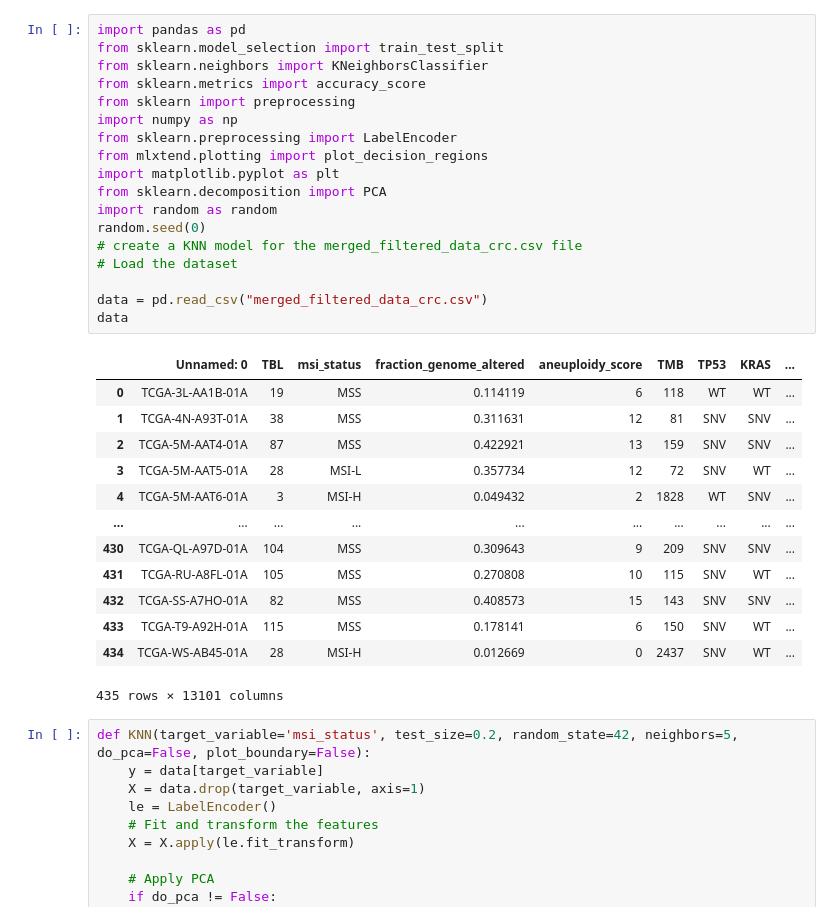
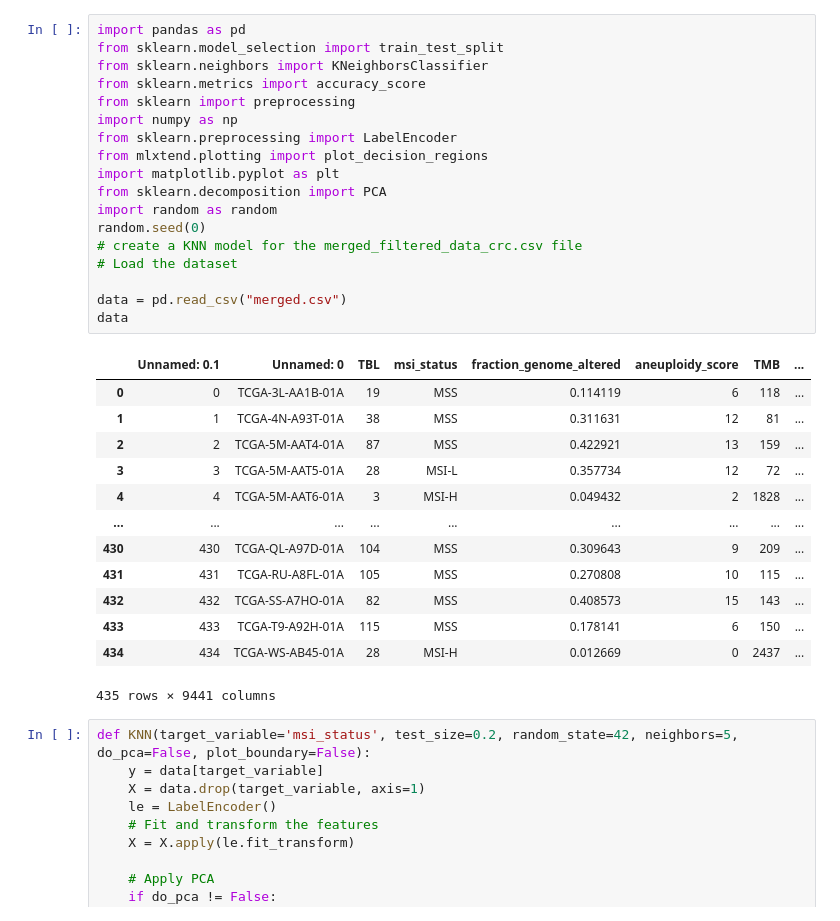
Before and after one commit to dnaae/ML-, a Jupyter notebook: KNN.ipynb, the cells around one changed output. Drawn from its saved outputs; the diff is of its cells as text.

```diff
--- a/KNN.ipynb
+++ b/KNN.ipynb
@@ -1,35 +1,35 @@
 # %%
 import pandas as pd
 from sklearn.model_selection import train_test_split
 from sklearn.neighbors import KNeighborsClassifier
 from sklearn.metrics import accuracy_score
 from sklearn import preprocessing
 import numpy as np
 from sklearn.preprocessing import LabelEncoder
 from mlxtend.plotting import plot_decision_regions
 import matplotlib.pyplot as plt
 from sklearn.decomposition import PCA
 import random as random
 random.seed(0)
 # create a KNN model for the merged_filtered_data_crc.csv file
 # Load the dataset
 
-data = pd.read_csv("merged_filtered_data_crc.csv")
+data = pd.read_csv("merged.csv")
 data
 # %% [output]
-|  | Unnamed: 0 | TBL | msi_status | fraction_genome_altered | aneuploidy_score | TMB | TP53 | KRAS | ... |
-| 0 | TCGA-3L-AA1B-01A | 19 | MSS | 0.114119 | 6 | 118 | WT | WT | ... |
-| 1 | TCGA-4N-A93T-01A | 38 | MSS | 0.311631 | 12 | 81 | SNV | SNV | ... |
-| 2 | TCGA-5M-AAT4-01A | 87 | MSS | 0.422921 | 13 | 159 | SNV | SNV | ... |
-| 3 | TCGA-5M-AAT5-01A | 28 | MSI-L | 0.357734 | 12 | 72 | SNV | WT | ... |
-| 4 | TCGA-5M-AAT6-01A | 3 | MSI-H | 0.049432 | 2 | 1828 | WT | SNV | ... |
-| ... | ... | ... | ... | ... | ... | ... | ... | ... | ... |
-| 430 | TCGA-QL-A97D-01A | 104 | MSS | 0.309643 | 9 | 209 | SNV | SNV | ... |
-| 431 | TCGA-RU-A8FL-01A | 105 | MSS | 0.270808 | 10 | 115 | SNV | WT | ... |
-| 432 | TCGA-SS-A7HO-01A | 82 | MSS | 0.408573 | 15 | 143 | SNV | SNV | ... |
-| 433 | TCGA-T9-A92H-01A | 115 | MSS | 0.178141 | 6 | 150 | SNV | WT | ... |
-| 434 | TCGA-WS-AB45-01A | 28 | MSI-H | 0.012669 | 0 | 2437 | SNV | WT | ... |
+|  | Unnamed: 0.1 | Unnamed: 0 | TBL | msi_status | fraction_genome_altered | aneuploidy_score | TMB | ... |
+| 0 | 0 | TCGA-3L-AA1B-01A | 19 | MSS | 0.114119 | 6 | 118 | ... |
+| 1 | 1 | TCGA-4N-A93T-01A | 38 | MSS | 0.311631 | 12 | 81 | ... |
+| 2 | 2 | TCGA-5M-AAT4-01A | 87 | MSS | 0.422921 | 13 | 159 | ... |
+| 3 | 3 | TCGA-5M-AAT5-01A | 28 | MSI-L | 0.357734 | 12 | 72 | ... |
+| 4 | 4 | TCGA-5M-AAT6-01A | 3 | MSI-H | 0.049432 | 2 | 1828 | ... |
+| ... | ... | ... | ... | ... | ... | ... | ... | ... |
+| 430 | 430 | TCGA-QL-A97D-01A | 104 | MSS | 0.309643 | 9 | 209 | ... |
+| 431 | 431 | TCGA-RU-A8FL-01A | 105 | MSS | 0.270808 | 10 | 115 | ... |
+| 432 | 432 | TCGA-SS-A7HO-01A | 82 | MSS | 0.408573 | 15 | 143 | ... |
+| 433 | 433 | TCGA-T9-A92H-01A | 115 | MSS | 0.178141 | 6 | 150 | ... |
+| 434 | 434 | TCGA-WS-AB45-01A | 28 | MSI-H | 0.012669 | 0 | 2437 | ... |
-435 rows × 13101 columns
+435 rows × 9441 columns
 # %%
 def KNN(target_variable='msi_status', test_size=0.2, random_state=42, neighbors=5, do_pca=False, plot_boundary=False):
     y = data[target_variable]
```
Also changed, not shown: parts of 1 cell of this notebook.
